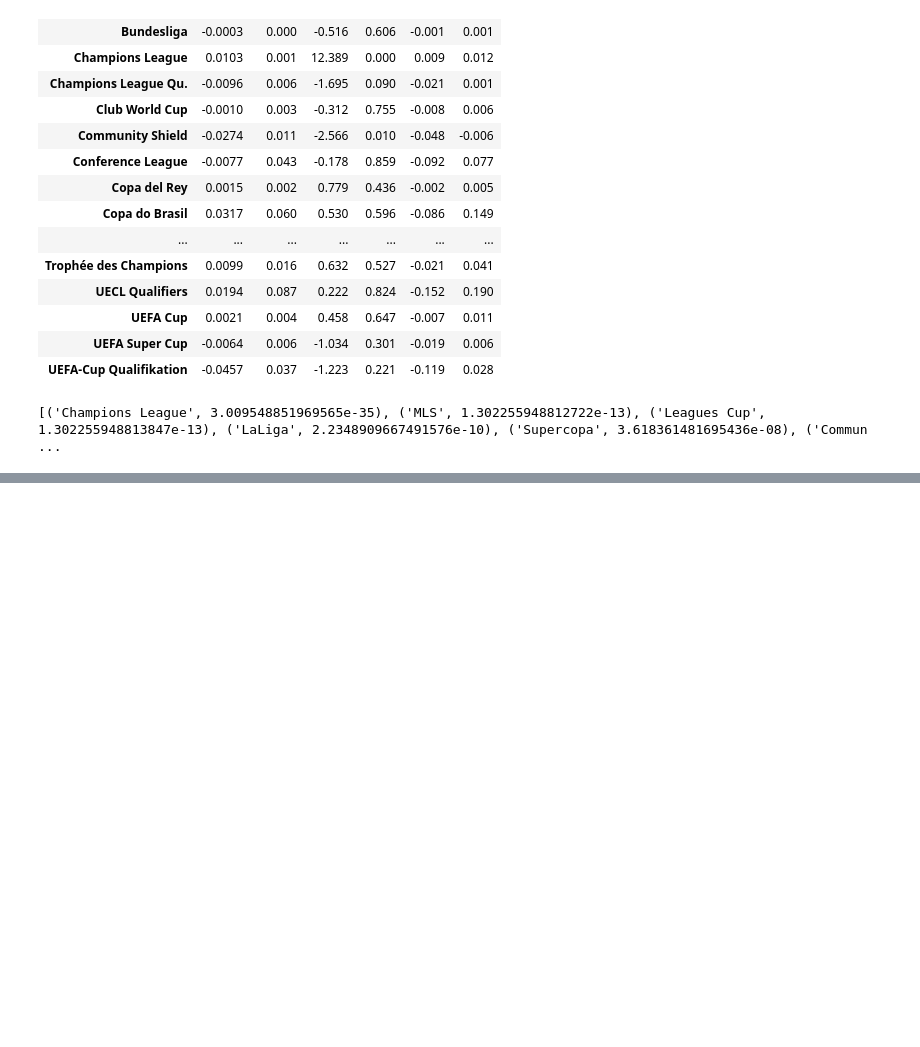
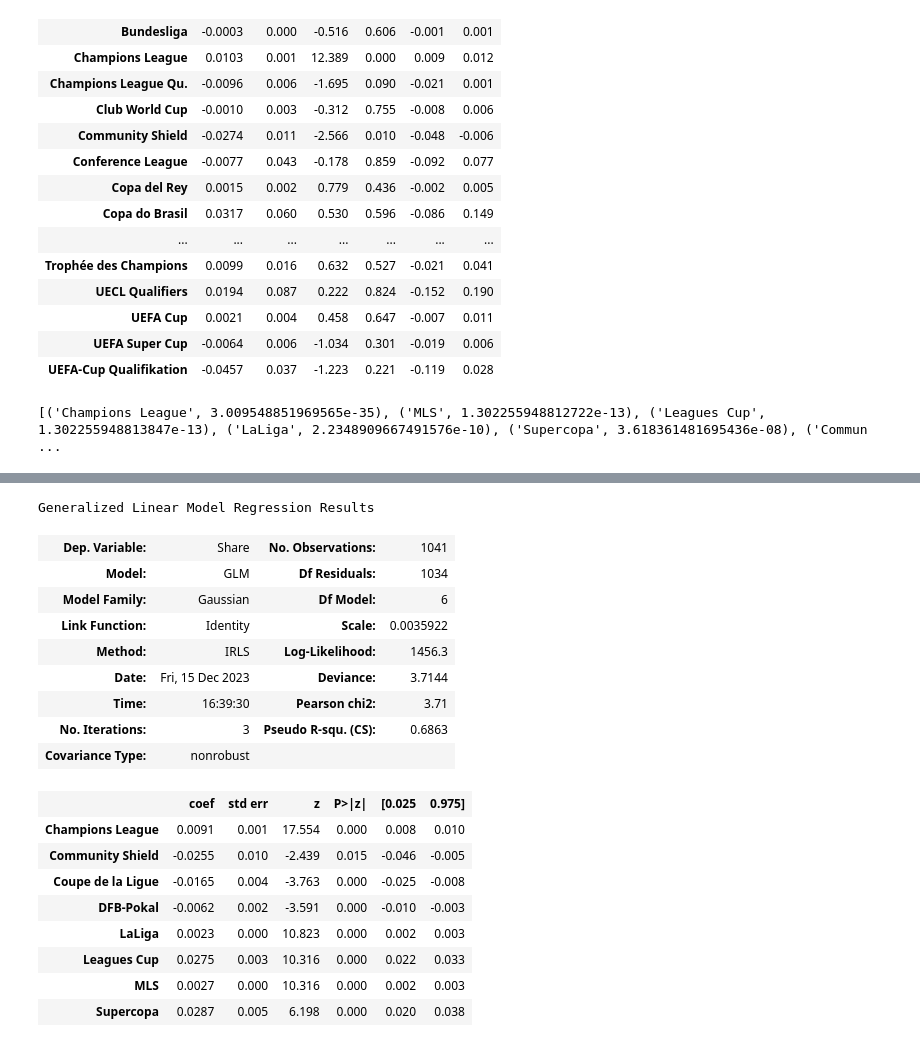
Before and after one commit to TheJarmanitor/outplayed, a Jupyter notebook: notebooks/baseline_glm.ipynb, the cells around one changed output, grey strips where cells are left out. Saved outputs shown, nothing was run; the diff lists cells and outputs as text; code cells hidden in the pictures; blank space fills up the shorter version.

```diff
--- a/notebooks/baseline_glm.ipynb
+++ b/notebooks/baseline_glm.ipynb
@@ -183,0 +188,26 @@ for i in results.pvalues.items():
+# %%
+stats23 = stats23[['Share'] + leagues]
+glm1 =  sm.GLM(endog=stats23['Share'], exog=stats23.drop(columns=['Share']), family=sm.families.Gaussian())
+stats23 = sm.add_constant(stats23)
+results = glm1.fit()
+results.summary()
+# %% [output]
+Generalized Linear Model Regression Results
+| Dep. Variable: | Share | No. Observations: | 1041 |
+| Model: | GLM | Df Residuals: | 1034 |
+| Model Family: | Gaussian | Df Model: | 6 |
+| Link Function: | Identity | Scale: | 0.0035922 |
+| Method: | IRLS | Log-Likelihood: | 1456.3 |
+| Date: | Fri, 15 Dec 2023 | Deviance: | 3.7144 |
+| Time: | 16:39:30 | Pearson chi2: | 3.71 |
+| No. Iterations: | 3 | Pseudo R-squ. (CS): | 0.6863 |
+| Covariance Type: | nonrobust |  |  |
+|  | coef | std err | z | P>|z| | [0.025 | 0.975] |
+| Champions League | 0.0091 | 0.001 | 17.554 | 0.000 | 0.008 | 0.010 |
+| Community Shield | -0.0255 | 0.010 | -2.439 | 0.015 | -0.046 | -0.005 |
+| Coupe de la Ligue | -0.0165 | 0.004 | -3.763 | 0.000 | -0.025 | -0.008 |
+| DFB-Pokal | -0.0062 | 0.002 | -3.591 | 0.000 | -0.010 | -0.003 |
+| LaLiga | 0.0023 | 0.000 | 10.823 | 0.000 | 0.002 | 0.003 |
+| Leagues Cup | 0.0275 | 0.003 | 10.316 | 0.000 | 0.022 | 0.033 |
+| MLS | 0.0027 | 0.000 | 10.316 | 0.000 | 0.002 | 0.003 |
+| Supercopa | 0.0287 | 0.005 | 6.198 | 0.000 | 0.020 | 0.038 |
```
Also changed, not shown: parts of 15 cells of this notebook, 1 other file.
